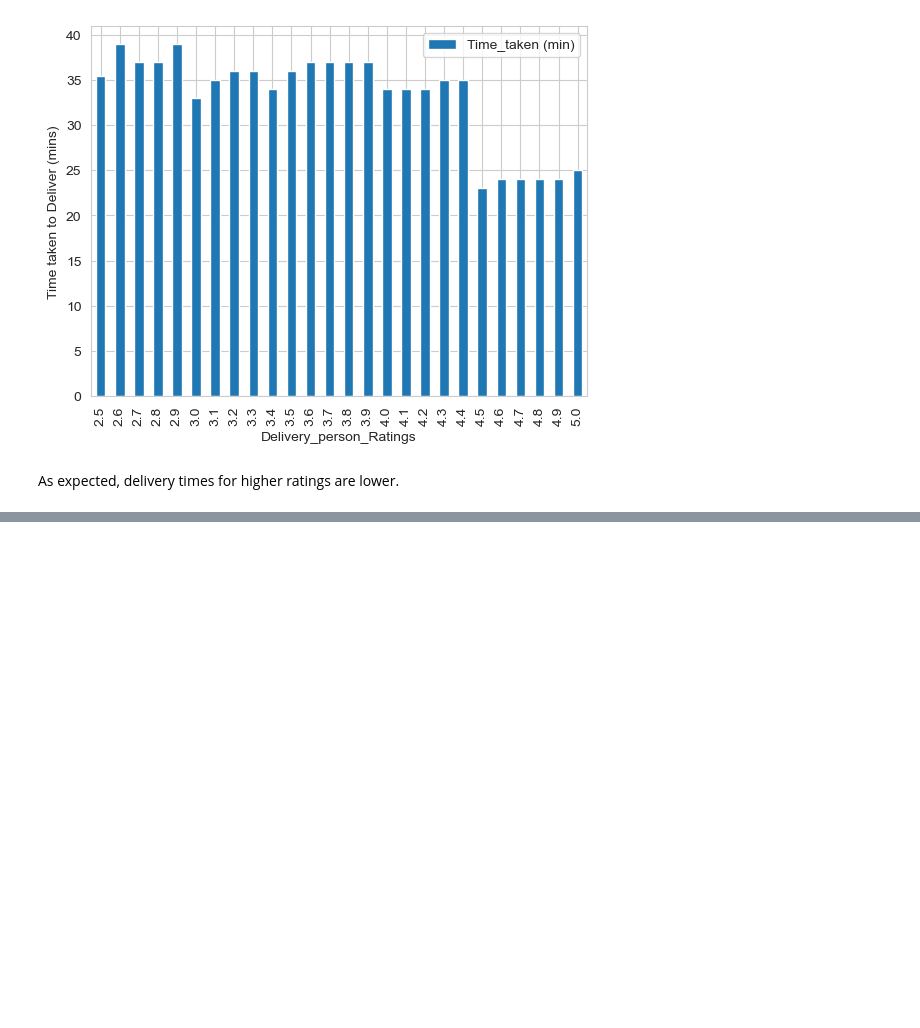
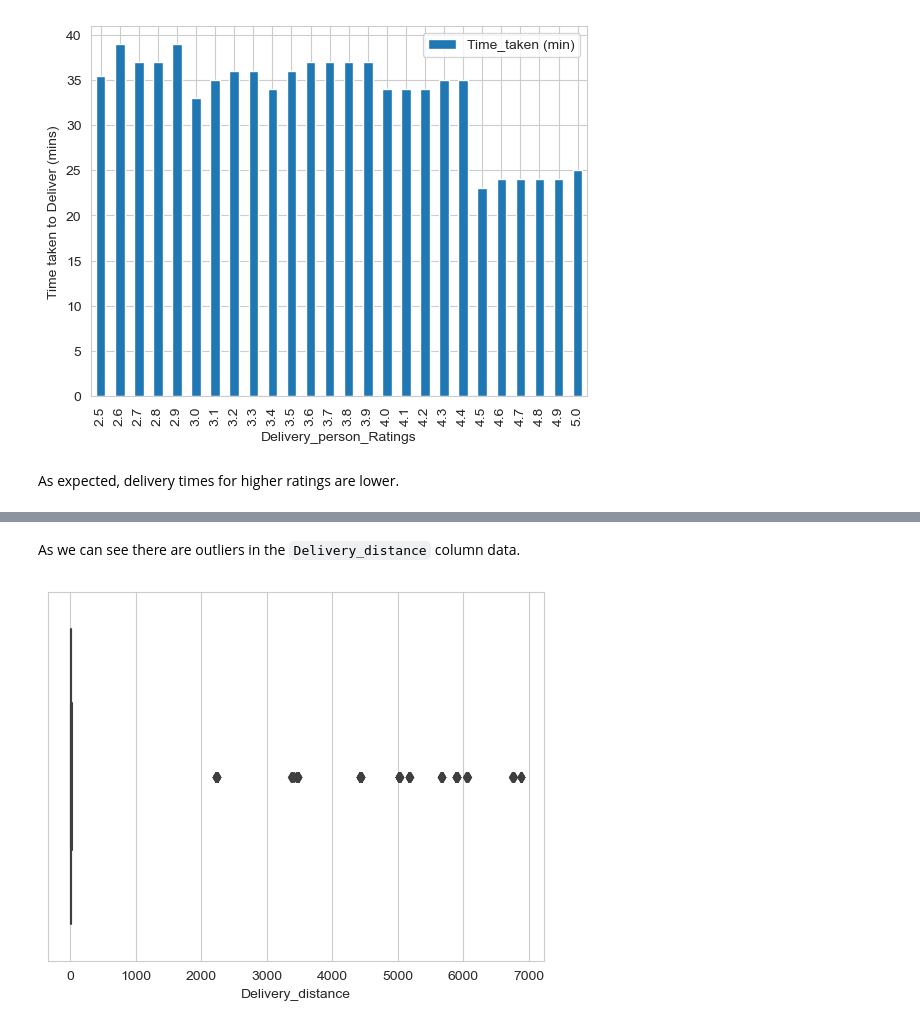
Before and after one commit to abhijitchak103/DelayTimePrediction, a Jupyter notebook: notebooks/Data_Transformation.ipynb, the cells around one changed output, grey strips where cells are left out. Saved outputs shown, nothing was run; the diff lists cells and outputs as text; code cells hidden in the pictures; blank space fills up the shorter version.

Commit message:
Updated Data_Transformation

```diff
--- a/notebooks/Data_Transformation.ipynb
+++ b/notebooks/Data_Transformation.ipynb
@@ -195,0 +193,28 @@ df['delivery_distance'] = df.apply(
+# %%
+def deg2rad(deg):
+    """
+    Returns the radian value of angle
+    """
+    import math
+    return deg*math.pi/180
+
+
+def getDistancefromLatLonginKm(lat1, lon1, lat2, lon2):
+    """
+    Returns the Distance in Kms upto 2 decimal places between 2 points with Latitude and Longitude
+    """
+    import math
+    earth_radius = 6371 # Radius of earth in kms
+    dlat = deg2rad(lat2-lat1)
+    dlon = deg2rad(lon2-lon1)
+
+    a = math.sin(dlat/2)**2 + math.cos(deg2rad(lat1))*math.cos(deg2rad(lat2))*math.sin(dlon/2)**2
+    c = 2*math.atan2(math.sqrt(a), math.sqrt(1-a))
+    d = earth_radius*c
+
+    return round(d, 2)
+# %%
+delivery_df['Delivery_distance'] = delivery_df.apply(
+    lambda x: getDistancefromLatLonginKm(x['Restaurant_latitude'], x['Restaurant_longitude'], x['Delivery_location_latitude'], x['Delivery_location_longitude']),
+    axis=1
+)
@@ -195,0 +223,3 @@ df['delivery_distance'] = df.apply(
+# %%
+delivery_df.drop(columns = ['Restaurant_latitude', 'Restaurant_longitude', 'Delivery_location_latitude', 'Delivery_location_longitude'], axis = 1, inplace = True)
+delivery_df.head()
@@ -195,0 +245,7 @@ df['delivery_distance'] = df.apply(
+# %% [markdown]
+As we can see there are outliers in the `Delivery_distance` column data.
+# %%
+sns.boxplot(data = delivery_df, x = 'Delivery_distance')
+plt.show()
+# %% [output]
+[figure, added]
```
Also changed, not shown: parts of 32 cells of this notebook.
